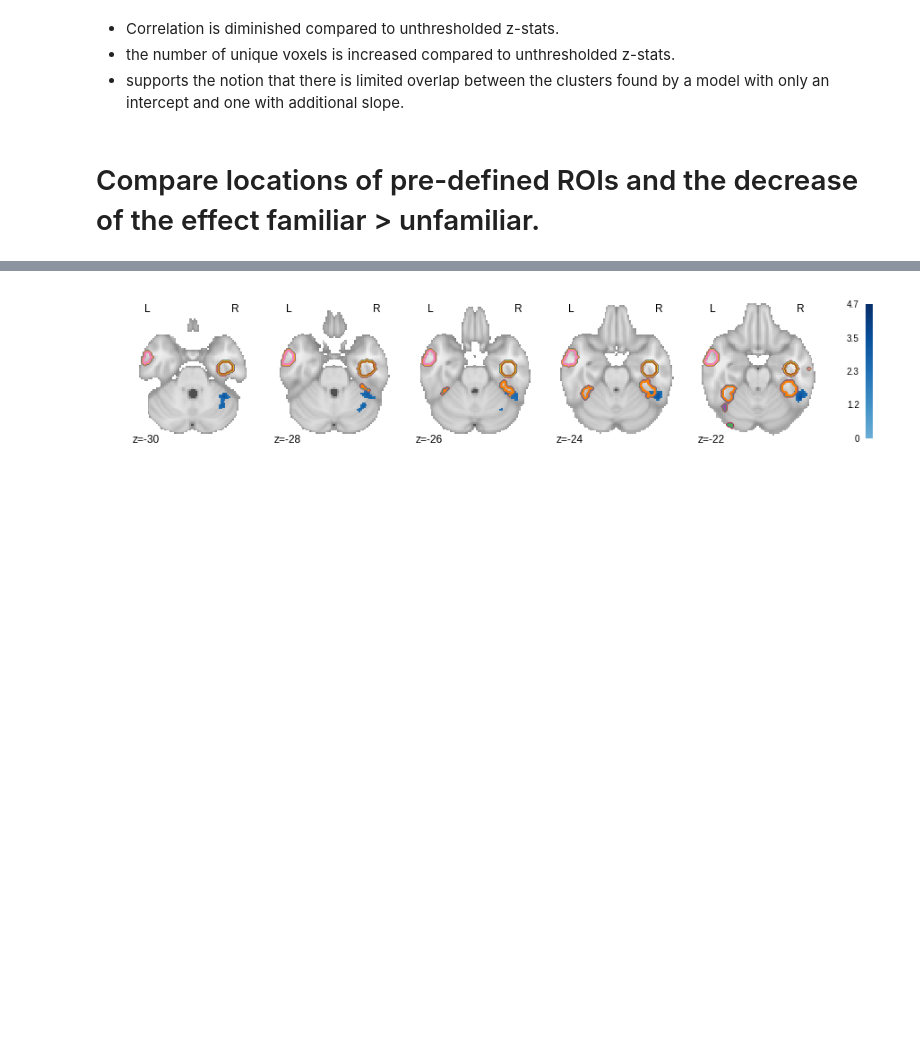
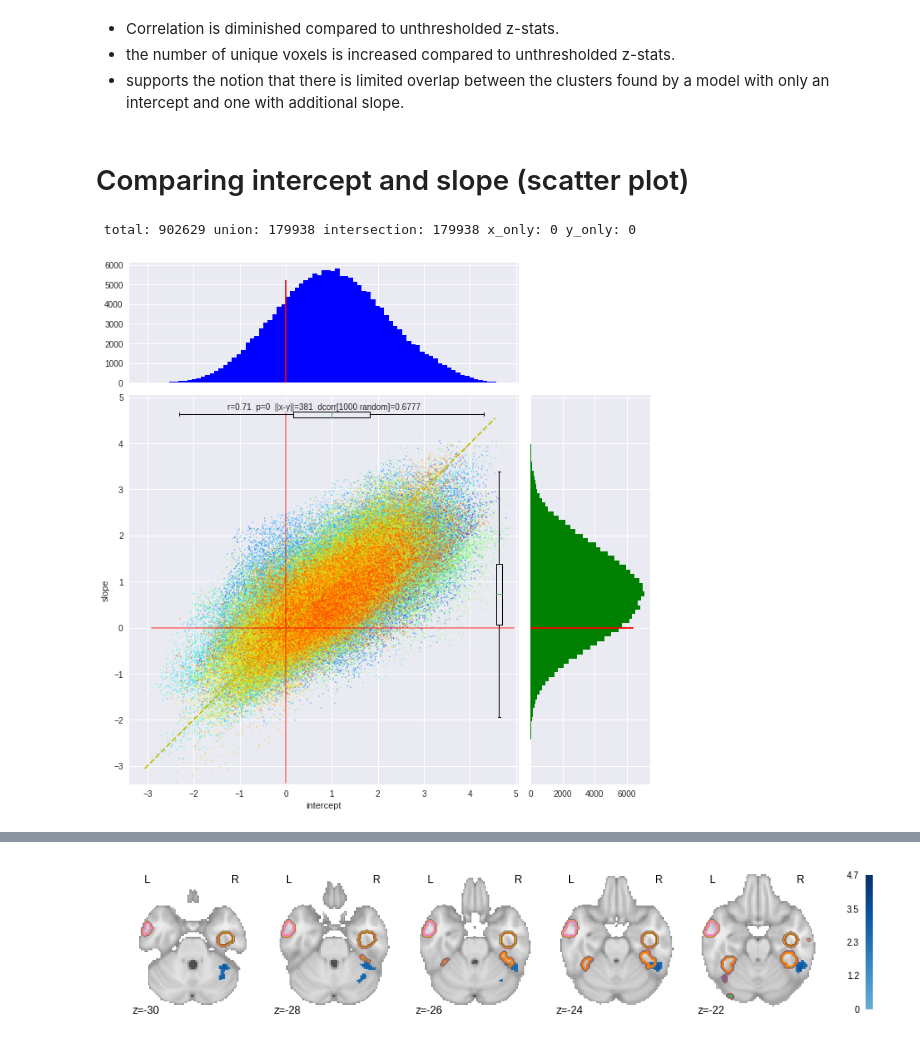
Before and after one commit to oliver-contier/famface-temporal-dynamics, a Jupyter notebook: notebooks/plot.results.ipynb, the cells around one changed output, grey strips where cells are left out. Saved outputs shown, nothing was run; the diff lists cells and outputs as text; code cells hidden in the pictures; blank space fills up the shorter version.

```diff
--- a/notebooks/plot.results.ipynb
+++ b/notebooks/plot.results.ipynb
@@ -172,5 +178,28 @@ scatter_compare_binary = plot_scatter(dataXd=np.array([intercept_threshold, inte
 - Correlation is diminished compared to unthresholded z-stats.
 - the number of unique voxels is increased compared to unthresholded z-stats.
 - supports the notion that there is limited overlap between the clusters found by a model with only an intercept and one with additional slope.
-# %% [markdown]
-# Compare locations of pre-defined ROIs and the decrease of the effect familiar > unfamiliar.
+# %% [markdown]
+# Comparing intercept and slope (scatter plot)
+# %%
+# sanity check:
+# there is no unthresholded zstats image for reversed slope famvsunfam
+# is reversed famvsunfam identical to unfamvsfam?
+
+unfamvsfam_thr = join(basedir, 'contrast__l1-04-l2-02', 'zstat1_threshold.nii.gz')
+#slopevsint_thr = plot_scatter(dataXd=np.array([fmri_dataset(filename).samples, fmri_dataset(unfamvsfam_thr).samples]))
+
+# they are identical.
+# %%
+# unthresholded image for the intercept
+intercept = fmri_dataset(intc_filename.replace('_threshold', '')).samples
+
+# unthresholded image for the slope
+unfamvsfam = unfamvsfam_thr.replace('_threshold', '')
+slope = fmri_dataset(unfamvsfam).samples
+# %%
+slopevsint = plot_scatter(dataXd=np.array([intercept, slope]),
+                                    colors=True, include_stats=True,
+                                    labels=['intercept','slope'])
+# %% [output]
+ total: 902629 union: 179938 intersection: 179938 x_only: 0 y_only: 0
+[figure, added]
```
Also changed, not shown: parts of 31 cells of this notebook.
